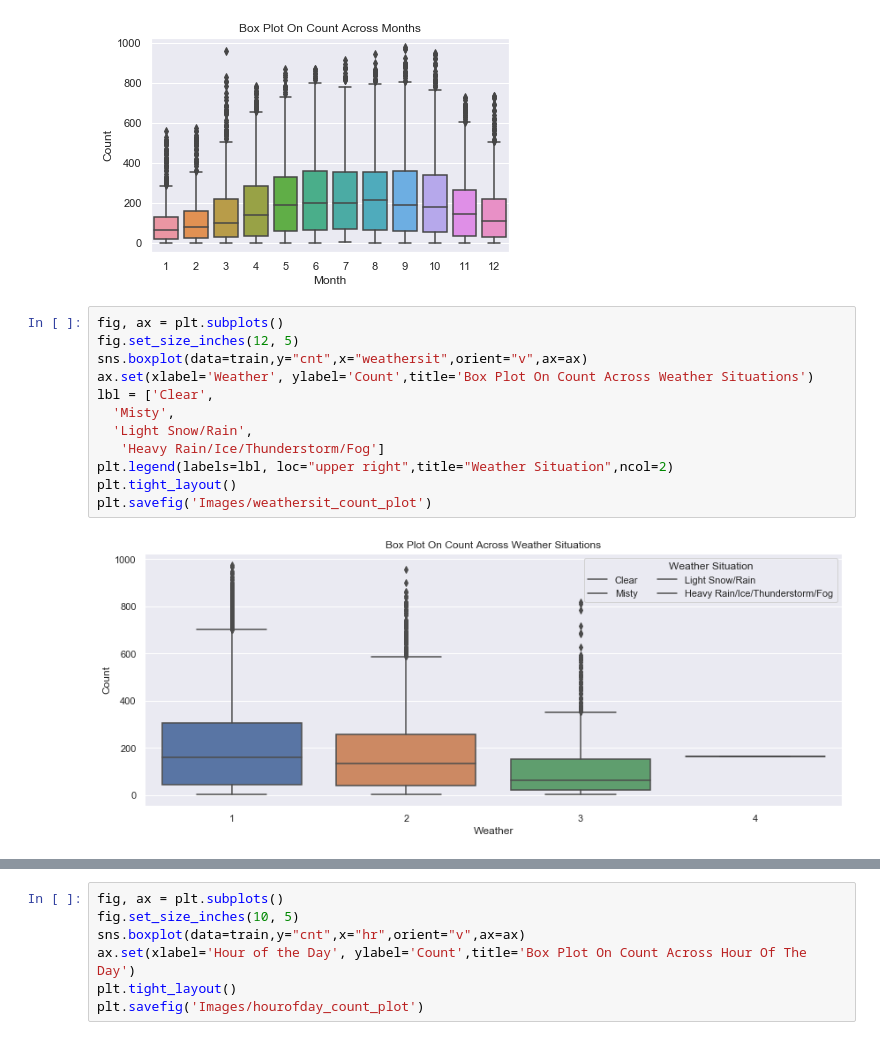
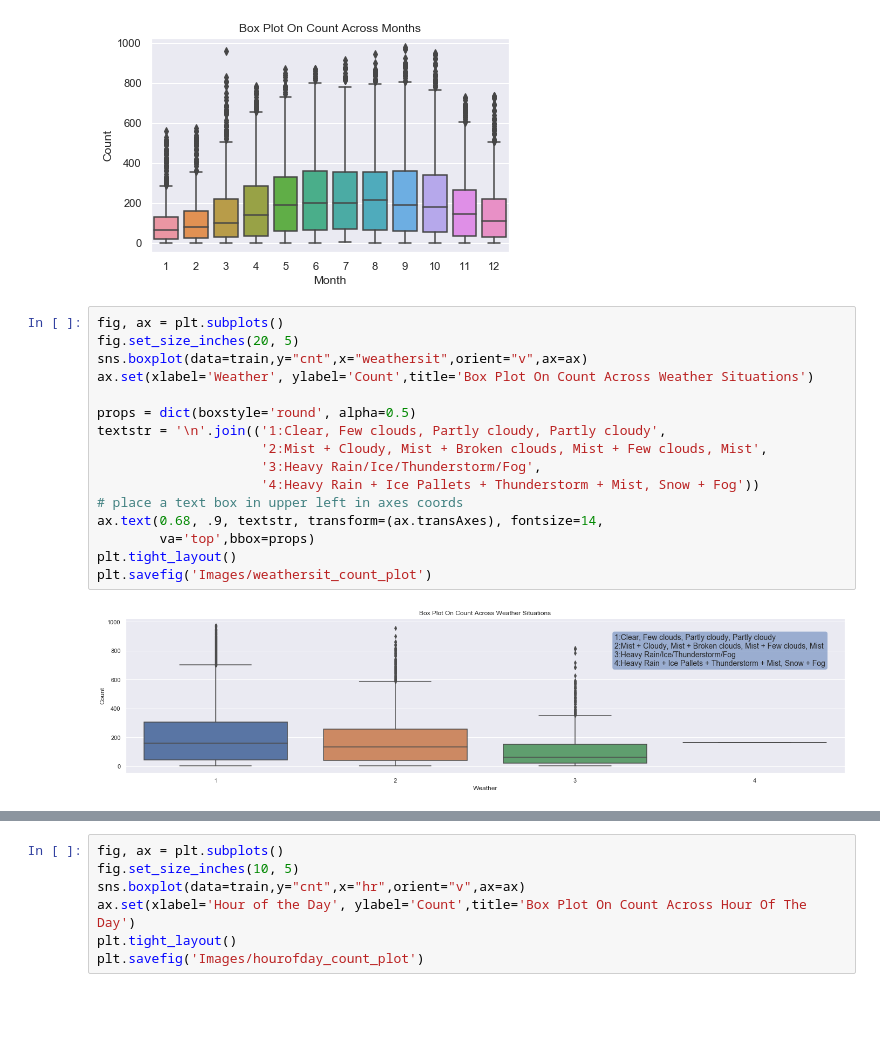
Before and after one commit to IndiraPV/Demystifying-ML, a Jupyter notebook: BikeSharingML.ipynb, the cells around one changed output, grey strips where cells are left out. Drawn from its saved outputs; the diff is of its cells as text; blank space fills up the shorter version.

Commit message:
added text box instead of legend to charts

```diff
--- a/BikeSharingML.ipynb
+++ b/BikeSharingML.ipynb
@@ -217,18 +217,22 @@ plt.savefig('Images/monthly_count_plot')
 [figure]
 # %%
 fig, ax = plt.subplots()
-fig.set_size_inches(12, 5)
+fig.set_size_inches(20, 5)
 sns.boxplot(data=train,y="cnt",x="weathersit",orient="v",ax=ax)
 ax.set(xlabel='Weather', ylabel='Count',title='Box Plot On Count Across Weather Situations')
-lbl = ['Clear',
-  'Misty',
-  'Light Snow/Rain',
-   'Heavy Rain/Ice/Thunderstorm/Fog']
-plt.legend(labels=lbl, loc="upper right",title="Weather Situation",ncol=2)
+
+props = dict(boxstyle='round', alpha=0.5)
+textstr = '\n'.join(('1:Clear, Few clouds, Partly cloudy, Partly cloudy',
+                     '2:Mist + Cloudy, Mist + Broken clouds, Mist + Few clouds, Mist',
+                     '3:Heavy Rain/Ice/Thunderstorm/Fog',
+                     '4:Heavy Rain + Ice Pallets + Thunderstorm + Mist, Snow + Fog'))
+# place a text box in upper left in axes coords
+ax.text(0.68, .9, textstr, transform=(ax.transAxes), fontsize=14,
+        va='top',bbox=props)
 plt.tight_layout()
 plt.savefig('Images/weathersit_count_plot')
 # %% [output]
-[figure, old version]
+[figure, new version]
 # %%
 fig, ax = plt.subplots()
 fig.set_size_inches(15, 5)
```
Also changed, not shown: parts of 3 cells of this notebook, 4 other files.
